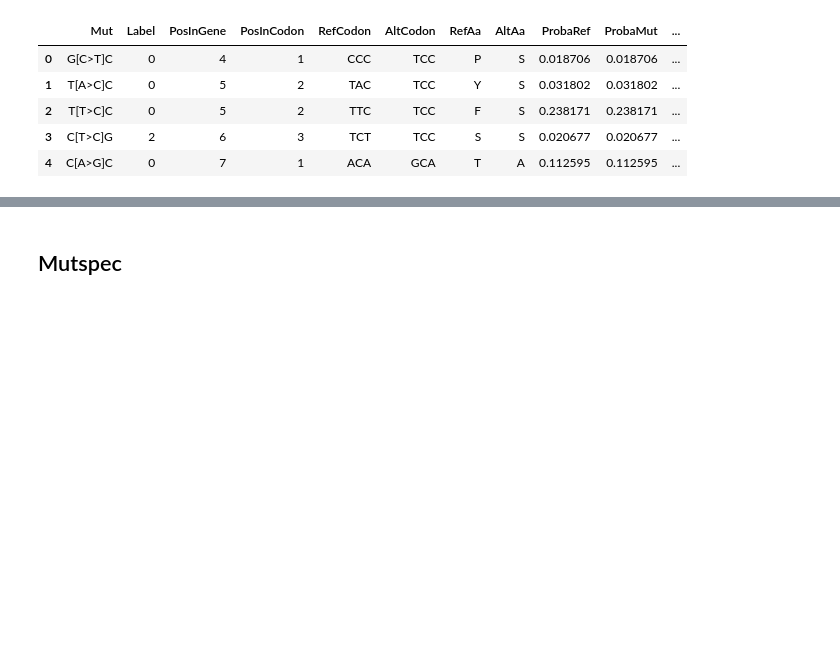
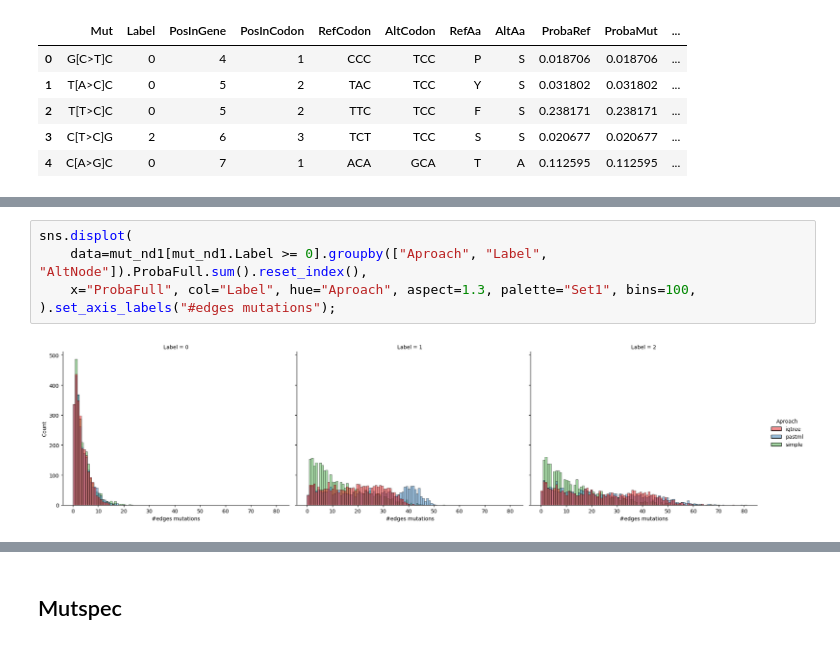
Before and after one commit to mitoclub/nemu-pipeline, a Jupyter notebook: notebooks/pastml_report_mammals_nd1.ipynb, the cells around one changed output, grey strips where cells are left out. Drawn from its saved outputs; the diff is of its cells as text; blank space fills up the shorter version.

```diff
--- a/notebooks/pastml_report_mammals_nd1.ipynb
+++ b/notebooks/pastml_report_mammals_nd1.ipynb
@@ -299,0 +138,7 @@ plt.show()
+# %%
+sns.displot(
+    data=mut_nd1[mut_nd1.Label >= 0].groupby(["Aproach", "Label", "AltNode"]).ProbaFull.sum().reset_index(),
+    x="ProbaFull", col="Label", hue="Aproach", aspect=1.3, palette="Set1", bins=100,
+).set_axis_labels("#edges mutations");
+# %% [output]
+[figure, added]
```
Also changed, not shown: parts of 43 cells of this notebook.
